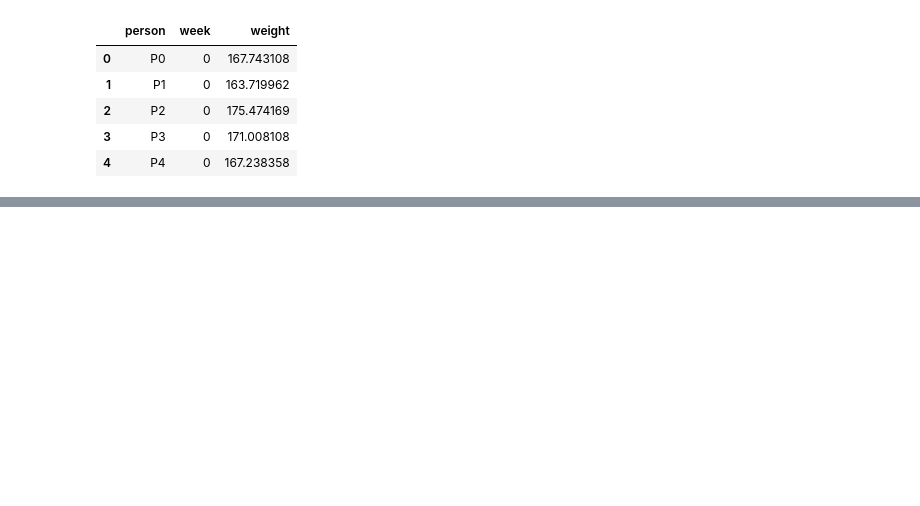
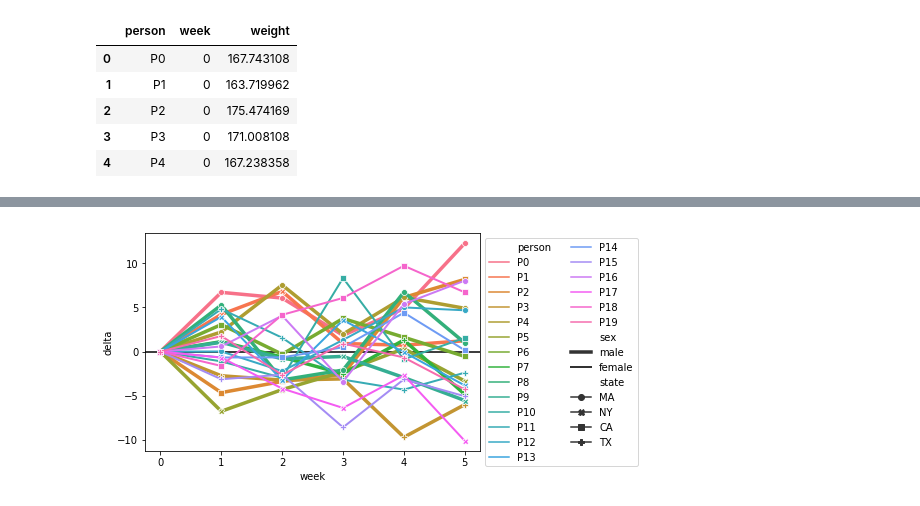
Before and after one commit to michaelsilverstein/Pandas-and-Plotting, a Jupyter notebook: weight_timeseries/weight_timeseries_assignment_answers.ipynb, the cells around one changed output, grey strips where cells are left out. Cells and saved outputs as stored; diff of their text form; code cells hidden in the pictures; blank space fills up the shorter version.

```diff
--- a/weight_timeseries/weight_timeseries_assignment_answers.ipynb
+++ b/weight_timeseries/weight_timeseries_assignment_answers.ipynb
@@ -169,0 +290,9 @@ plt.show()
+# %%
+"""Compute difference from baseline weight"""
+# First, let's get the baseline weight for each person
+
+# Next, let's merge that with out dataframe
+merged_base = merged.merge(merged[merged.week==0][['person', 'weight']].rename(columns={'weight': 'baseline'}))
+# Now let's calculate the difference between the weight at each point and the baseline
+merged_base['delta'] = merged_base.weight - merged_base.baseline
+merged_base.head()
@@ -169,0 +306,10 @@ plt.show()
+# %%
+"""Plot change from baseline timeseries"""
+# Using lineplot, let's plot the change from baseline timeseries
+sns.lineplot('week', 'delta', 'person', 'sex', 'state', merged_base, dashes=False, markers=True, sizes=(2, 3.5))
+plt.axhline(0, c='k', zorder=0)
+plt.legend(bbox_to_anchor=(1, 1), ncol=2)
+plt.savefig('figures/baseline_timeseries', bbox_inches='tight')
+plt.show()
+# %% [output]
+[figure, added]
```
Also changed, not shown: parts of 20 cells of this notebook.
